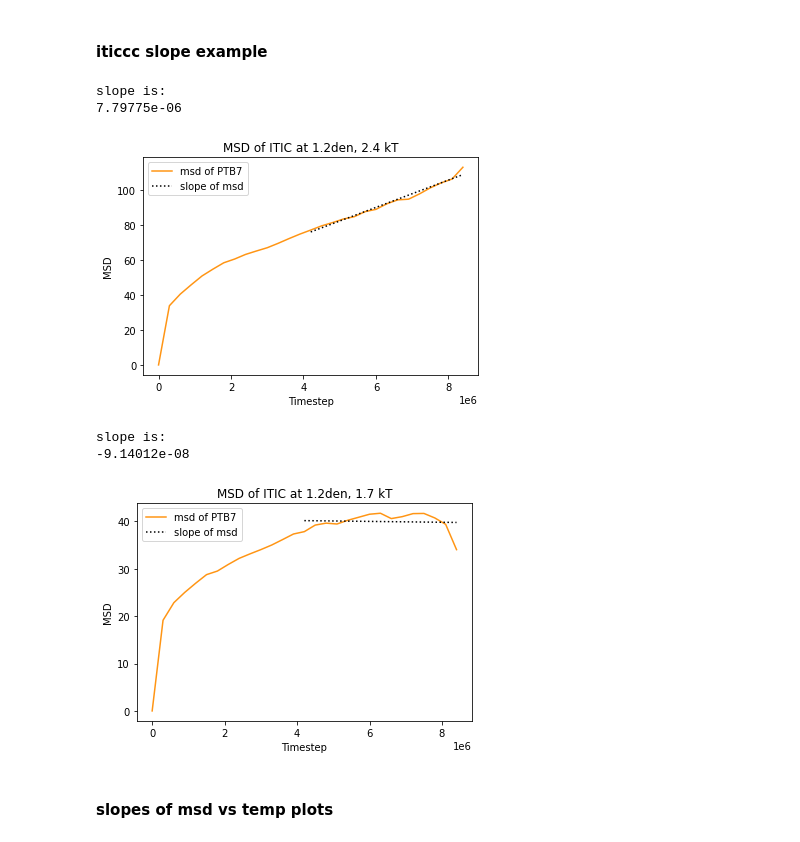
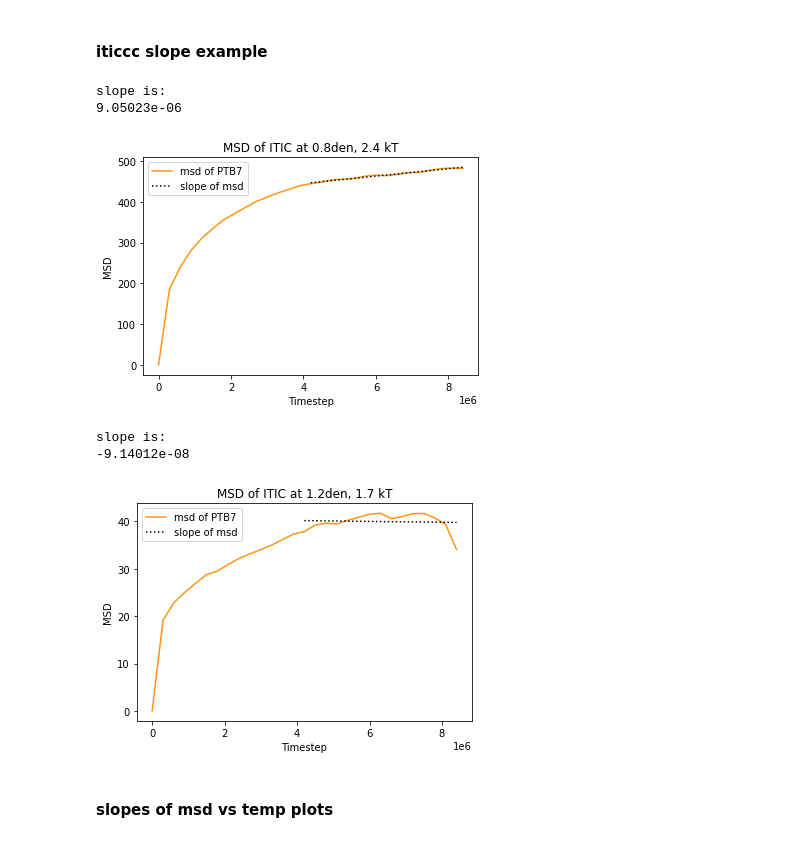
Before and after one commit to emilyepstein/ptb7-itic, a Jupyter notebook: ptb7-project/jup_notebooks/msds.ipynb, the cells around one changed output. Cells and saved outputs as stored; diff of their text form; code cells hidden in the pictures.

```diff
--- a/ptb7-project/jup_notebooks/msds.ipynb
+++ b/ptb7-project/jup_notebooks/msds.ipynb
@@ -353,19 +361,19 @@ slope is:
 project = signac.get_project("/home/erjank_project/itic-project")
 # %%
 msd_slope_nolim(state_dict = {"size": "small",
-                              "density": 1.2,
+                              "density": 0.8,
                               "process": "quench",
                               "molecule": "ITIC",
                               "kT_reduced": 2.4})
 msd_slope_nolim(state_dict = {"size": "small",
                               "density": 1.2,
                               "process": "quench",
                               "molecule": "ITIC",
                               "kT_reduced": 1.7})
 # %% [output]
 slope is:
-7.79775e-06
+9.05023e-06
-[figure, old version]
+[figure, new version]
 slope is:
 -9.14012e-08
 [figure]
```
Also changed, not shown: parts of 8 cells of this notebook.
